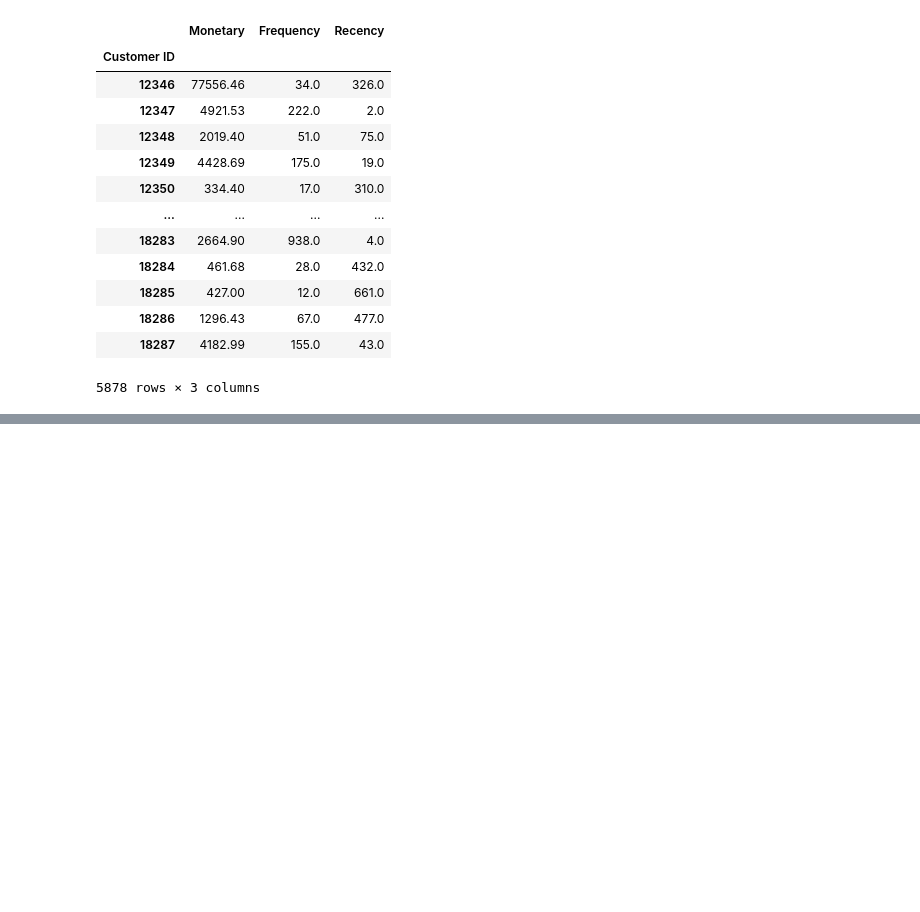
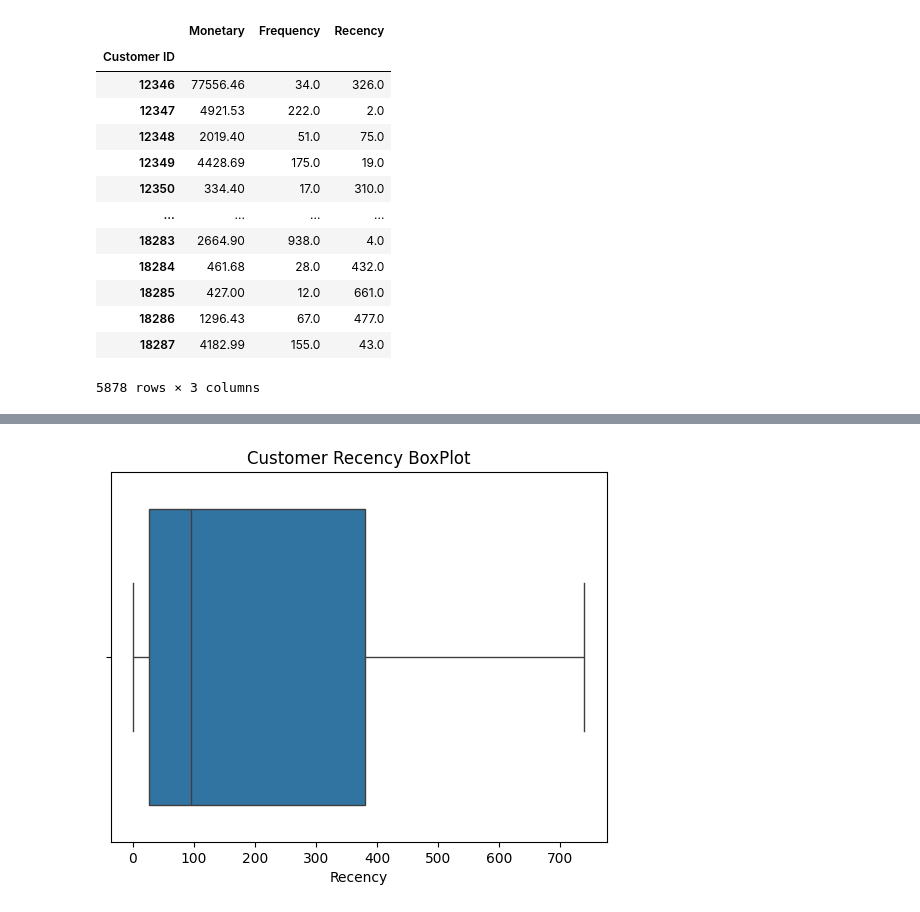
Before and after one commit to AmaKings9/online-retail-customer-analysis, a Jupyter notebook: notebooks/03_eda.ipynb, the cells around one changed output, grey strips where cells are left out. Drawn from its saved outputs; the diff is of its cells as text; code cells hidden in the pictures; blank space fills up the shorter version.

```diff
--- a/notebooks/03_eda.ipynb
+++ b/notebooks/03_eda.ipynb
@@ -301,0 +323,6 @@ df_rfm_metrics
+# %%
+sns.boxplot(x=df_rfm_metrics['Recency'])
+plt.title("Customer Recency BoxPlot")
+plt.show()
+# %% [output]
+[figure, added]
```
Also changed, not shown: parts of 4 cells of this notebook.
